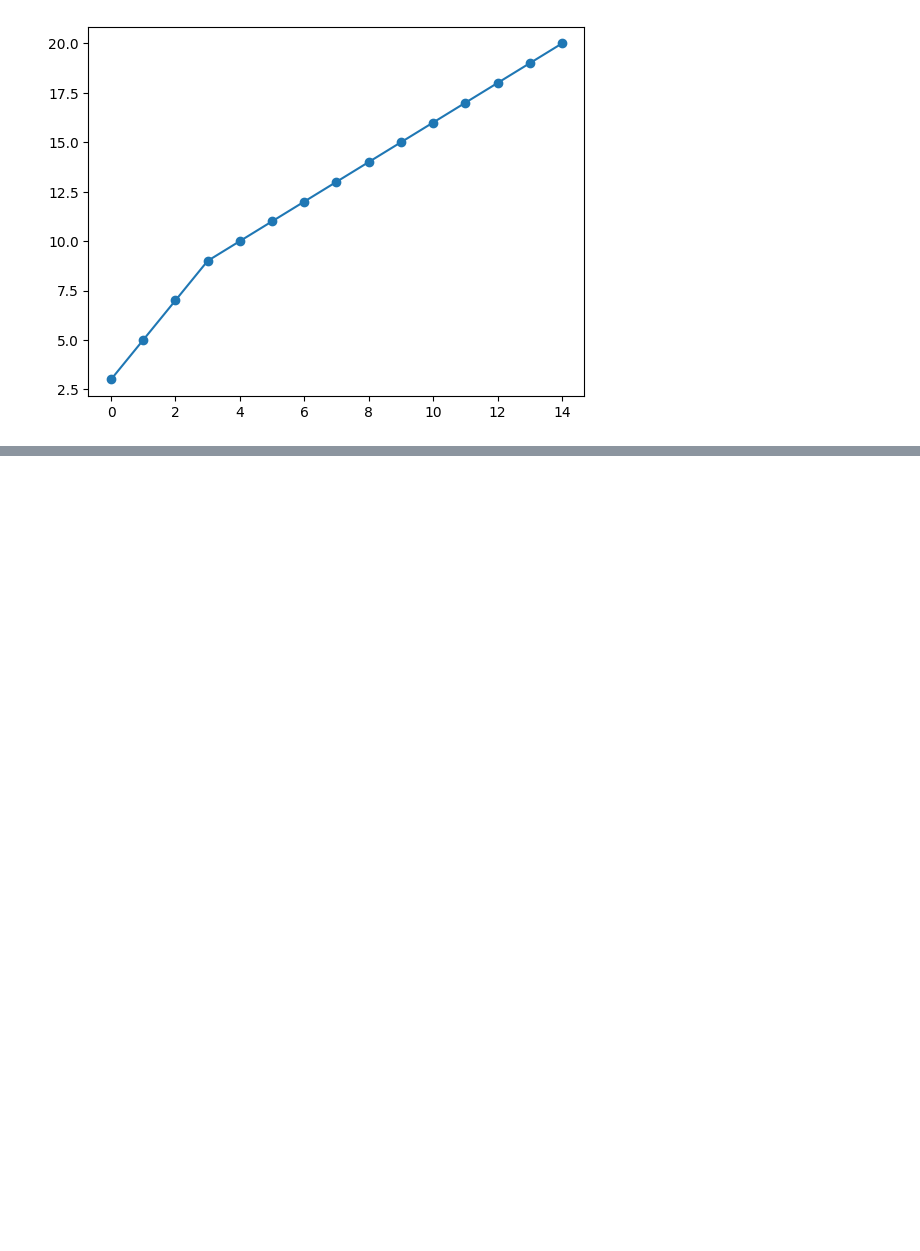
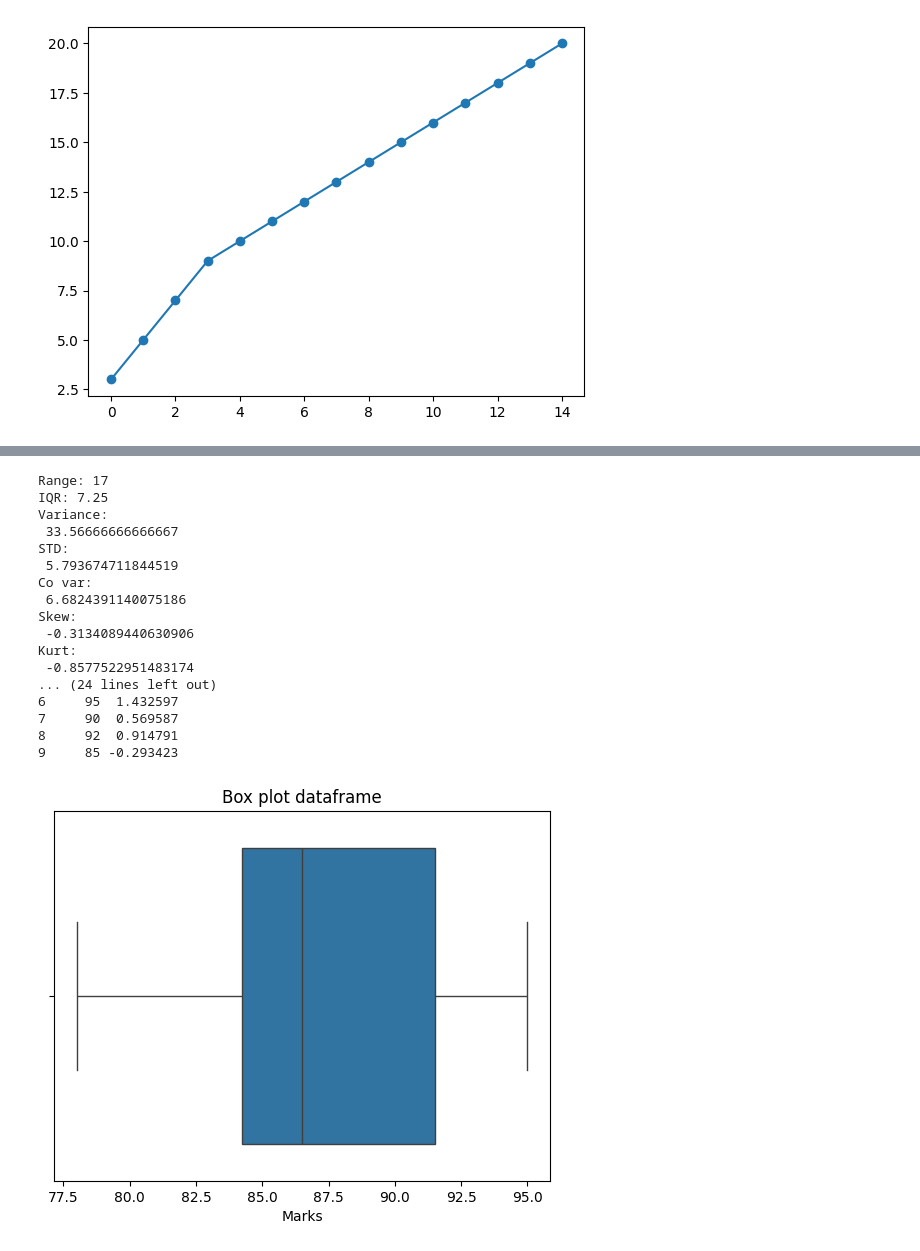
Before and after one commit to Rohit-Solanki-6105/learning-data-analysis, a Jupyter notebook: unit2.ipynb, the cells around one changed output, grey strips where cells are left out. Cells and saved outputs as stored; diff of their text form; code cells hidden in the pictures; blank space fills up the shorter version.

```diff
--- a/unit2.ipynb
+++ b/unit2.ipynb
@@ -194,0 +371,17 @@ plt.plot(f_cumsum.tolist(), marker='o')
+# %%
+data = {
+    'Marks' : [78,85, 92,88,84,78,95,90,92,85]
+}
+
+df = pd.DataFrame(data)
+
+mean_df = df['Marks'].mean()
+print("Mean:", mean_df)
+
+median_df = df['Marks'].median()
+print("Median:", median_df)
+
+mode_df = df['Marks'].mode().iloc[0]
+print("Mode:", mode_df)
+
+df['Marks'].value_counts()
@@ -194,0 +400,53 @@ plt.plot(f_cumsum.tolist(), marker='o')
+# %%
+range_df = df['Marks'].max() - df['Marks'].min()
+print("Range:", range_df)
+
+iqr_df = df['Marks'].quantile(0.75) - df['Marks'].quantile(0.25)
+print("IQR:", iqr_df)
+
+variance_df = df['Marks'].var()
+print("Variance:\n", variance_df)
+
+std_dev_df = df['Marks'].std()
+print("STD:\n", std_dev_df)
+
+cv_df = (std_dev_df / mean_df) * 100
+print("Co var:\n", cv_df)
+
+skew_df = df['Marks'].skew()
+print("Skew:\n", skew_df)
+
+kurt_df = df['Marks'].kurt()
+print("Kurt:\n", kurt_df)
+
+df['z_score'] = (df['Marks'] - df['Marks'].mean()) / df['Marks'].std()
+print("Z score:\n", df['z_score'])
+
+outliers_df = df[np.abs(df['z_score']) > 3]
+print('outliers:\n',outliers_df)
+
+empirical_df = df[(df['Marks'] >= mean_df - 3 * std_dev_df ) & (df['Marks'] <= mean_df + 3 * std_dev_df)]
+print("EMpirical:\n", empirical_df)
+
+sns.boxplot(x = df["Marks"])
+plt.title("Box plot dataframe")
+plt.show()
+# %% [output]
+Range: 17
+IQR: 7.25
+Variance:
+ 33.56666666666667
+STD:
+ 5.793674711844519
+Co var:
+ 6.6824391140075186
+Skew:
+ -0.3134089440630906
+Kurt:
+ -0.8577522951483174
+... (24 lines left out)
+6     95  1.432597
+7     90  0.569587
+8     92  0.914791
+9     85 -0.293423
+[figure, added]
```
Also changed, not shown: parts of 18 cells of this notebook, 9 other files.
